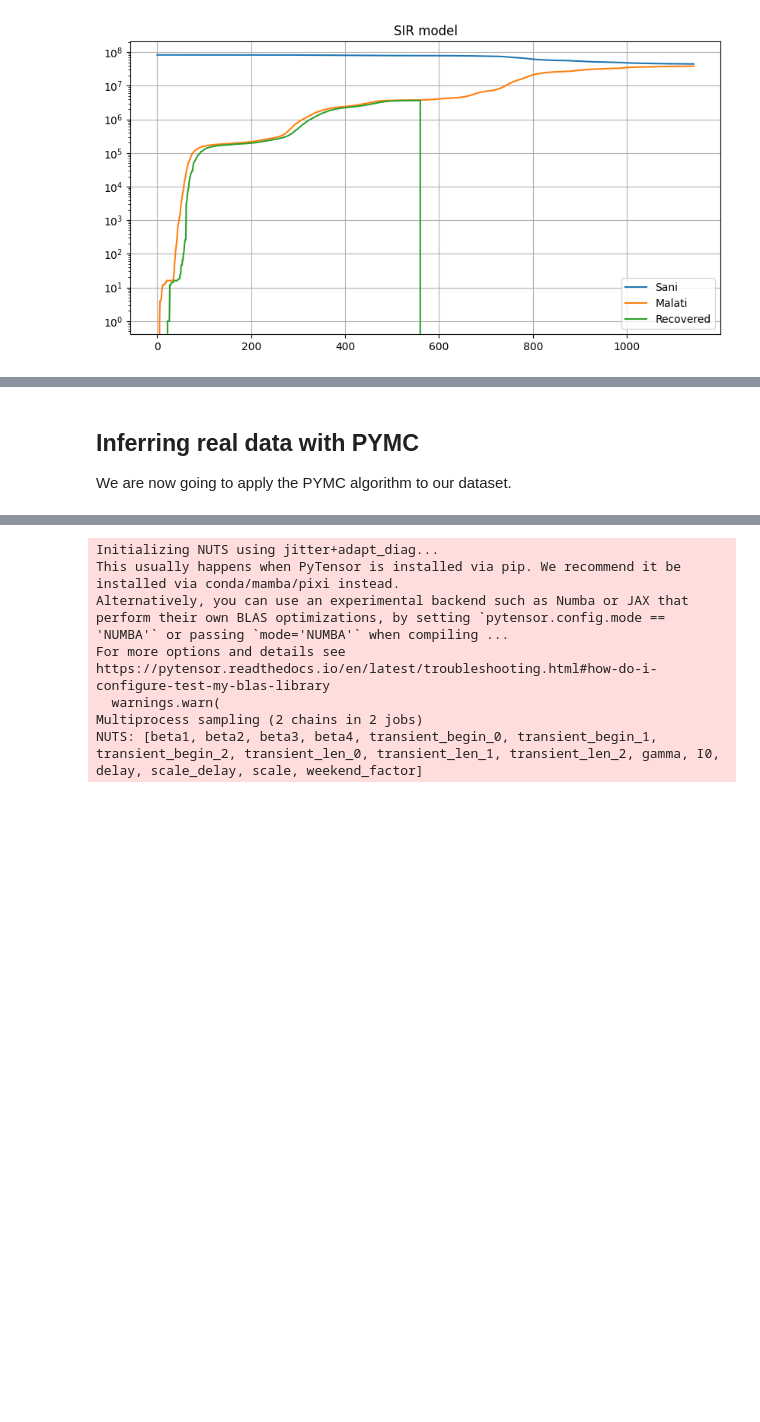
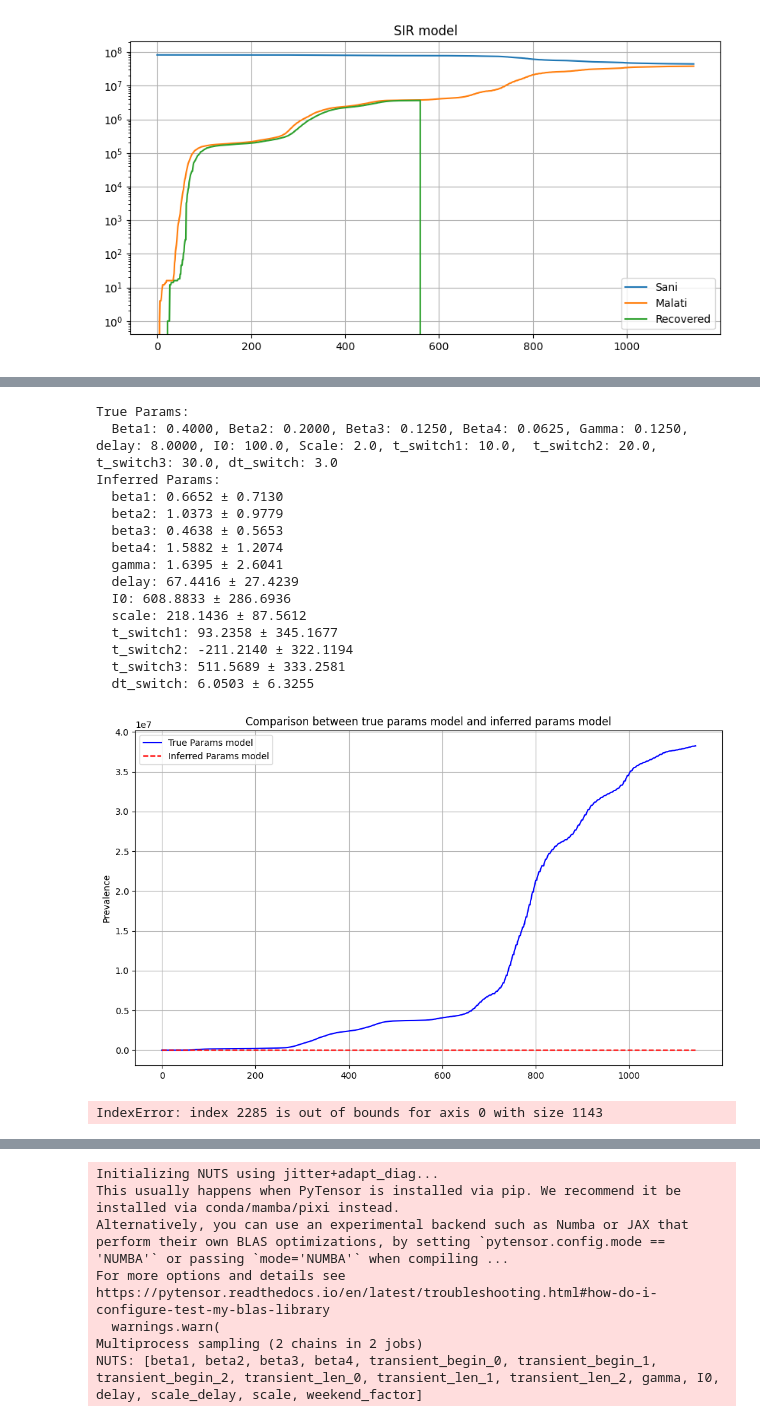
Before and after one commit to adadiorio/InformationTheory_Project, a Jupyter notebook: SIR_real_data.ipynb, the cells around one changed output, grey strips where cells are left out. Drawn from its saved outputs; the diff is of its cells as text; code cells hidden in the pictures; blank space fills up the shorter version.

```diff
--- a/SIR_real_data.ipynb
+++ b/SIR_real_data.ipynb
@@ -309,35 +276,54 @@ KeyboardInterrupt:
 # %%
 burn_in = 1000
 mean_estimates = np.mean(samples_all_chains[:, -burn_in:, :], axis=(0, 1))
 std_estimates = np.std(samples_all_chains[:, -burn_in:, :], axis=(0, 1))
 
 beta1_sampled, beta2_sampled, beta3_sampled, beta4_sampled, gamma_sampled, delay_sampled, I0_sampled, scale_sampled, t_switch1_sampled, t_switch2_sampled, t_switch3_sampled, dt_switch_sampled = mean_estimates
 
 print("True Params:")
 print(f"  Beta1: {true_params[0]:.4f}, Beta2: {true_params[1]:.4f}, Beta3: {true_params[2]:.4f}, Beta4: {true_params[3]:.4f}, Gamma: {true_params[4]:.4f}, delay: {true_params[5]:.4f}, I0: {true_params[6]}, Scale: {true_params[7]}, t_switch1: {true_params[8]},  t_switch2: {true_params[9]},  t_switch3: {true_params[10]}, dt_switch: {true_params[11]}")
 
 print("Inferred Params:")
 for name, mean, std in zip(param_names, mean_estimates, std_estimates):
     print(f"  {name}: {mean:.4f} ± {std:.4f}")
 
 # ---- GENERIAMO LE DUE SIMULAZIONI ----
 I_sampled_model, C_sampled_model = sir_discrete_delay_multi_sw(*mean_estimates, t_max, N)
 
-fig, ax = plt.figure(figsize=(10, 6))
+fig = plt.figure(figsize=(10, 6))
 
 # Plot Infected Cases
 plt.plot(I_new, label="True Params model", color="blue")
 plt.plot(I_sampled_model, label="Inferred Params model", color="red", linestyle="dashed")
-plt.set_ylabel("Prevalence")
+plt.ylabel("Prevalence")
 plt.legend()
 plt.grid()
 
 
 plt.title("Comparison between true params model and inferred params model")
 plt.tight_layout()
 plt.show()
+# %% [output]
+True Params:
+  Beta1: 0.4000, Beta2: 0.2000, Beta3: 0.1250, Beta4: 0.0625, Gamma: 0.1250, delay: 8.0000, I0: 100.0, Scale: 2.0, t_switch1: 10.0,  t_switch2: 20.0,  t_switch3: 30.0, dt_switch: 3.0
+Inferred Params:
+  beta1: 0.6652 ± 0.7130
+  beta2: 1.0373 ± 0.9779
+  beta3: 0.4638 ± 0.5653
+  beta4: 1.5882 ± 1.2074
+  gamma: 1.6395 ± 2.6041
+  delay: 67.4416 ± 27.4239
+  I0: 608.8833 ± 286.6936
+  scale: 218.1436 ± 87.5612
+  t_switch1: 93.2358 ± 345.1677
+  t_switch2: -211.2140 ± 322.1194
+  t_switch3: 511.5689 ± 333.2581
+  dt_switch: 6.0503 ± 6.3255
+[figure, added]
 # %%
 # Simulating the SIR model with inferred parameters from the true dataset distribution
+t = [i for i in range(t_max + 1)]
+
 
 # Basic sir model, just for the plot
 def sir_model(y, t, beta1, beta2, beta3, beta4, gamma, delay, t_switch1, t_switch2, t_switch3, dt_switch, N, I_sampled_model):
@@ -400,7 +386,5 @@ plt.grid(True, linestyle="--", alpha=0.6)
 
 # Mostra il grafico
 plt.show()
+# %% [output]
+IndexError: index 2285 is out of bounds for axis 0 with size 1143
-# %% [markdown]
-## Inferring real data with PYMC
-
-We are now going to apply the PYMC algorithm to our dataset.
```
Also changed, not shown: parts of 14 cells of this notebook.
